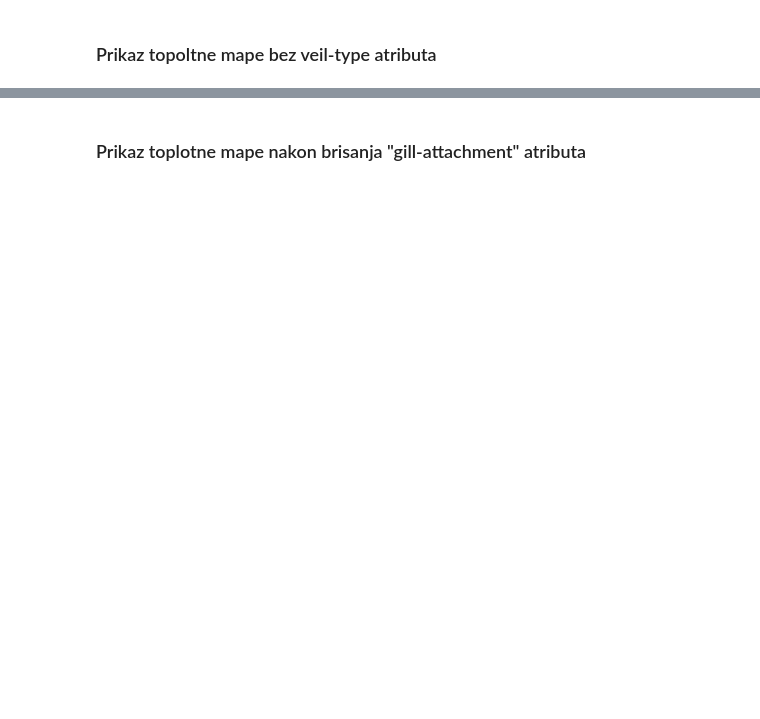
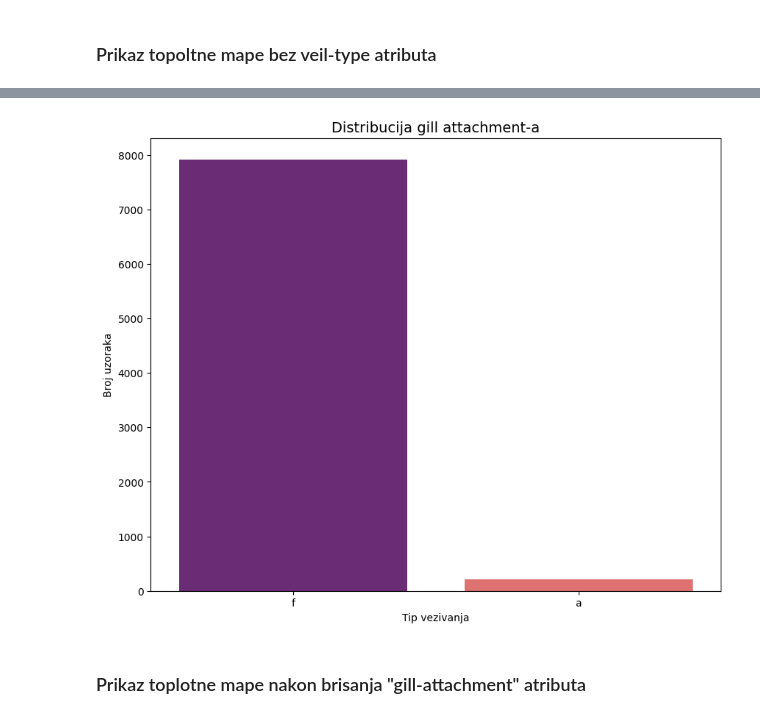
Before and after one commit to alxcek/mas-ai, a Jupyter notebook: machine_learning/01_mushroom_classification/classification.ipynb, the cells around one changed output, grey strips where cells are left out. Saved outputs shown, nothing was run; the diff lists cells and outputs as text; code cells hidden in the pictures; blank space fills up the shorter version.

```diff
--- a/machine_learning/01_mushroom_classification/classification.ipynb
+++ b/machine_learning/01_mushroom_classification/classification.ipynb
@@ -260,4 +282,20 @@ Text(0.5, 1.0, 'Korelaciona Matrica bez veil-type')
 [figure]
+# %%
+plt.figure(figsize=(10, 8))
+
+ax = sns.countplot(
+    x='gill-attachment',
+    data=df,
+    palette='magma'
+)
+
+plt.title('Distribucija gill attachment-a', fontsize=14)
+plt.xlabel('Tip vezivanja')
+plt.ylabel('Broj uzoraka')
+
+plt.show()
+# %% [output]
+[figure, added]
 # %% [markdown]
 ### Prikaz toplotne mape nakon brisanja "gill-attachment" atributa
 # %%
```
Also changed, not shown: parts of 10 cells of this notebook.
